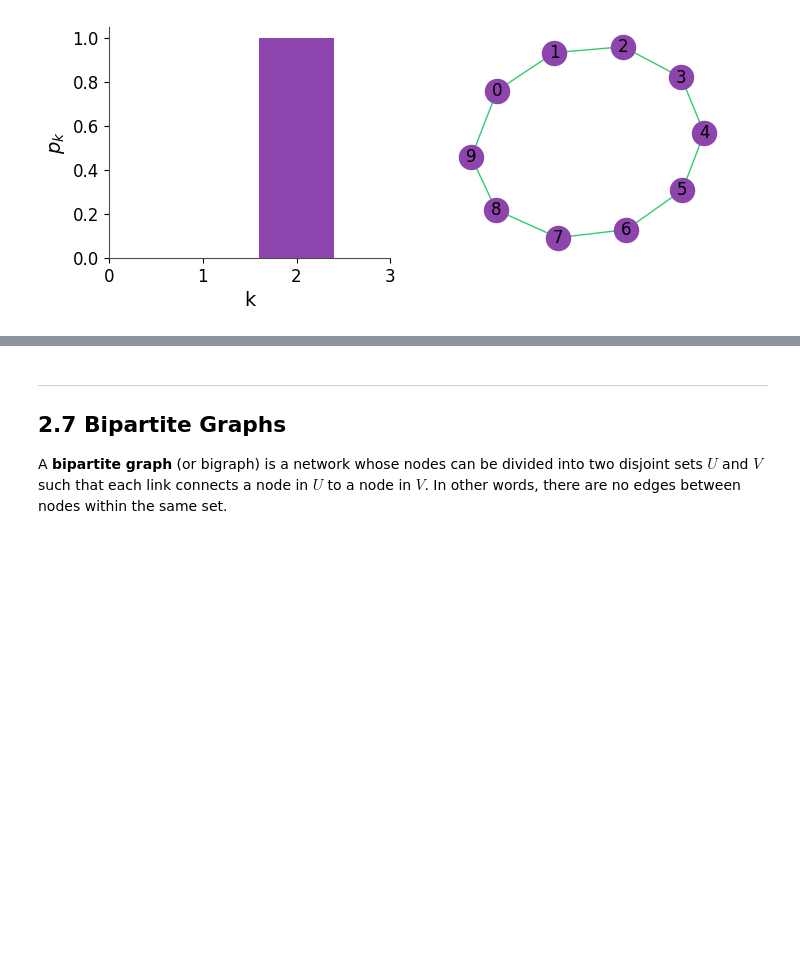
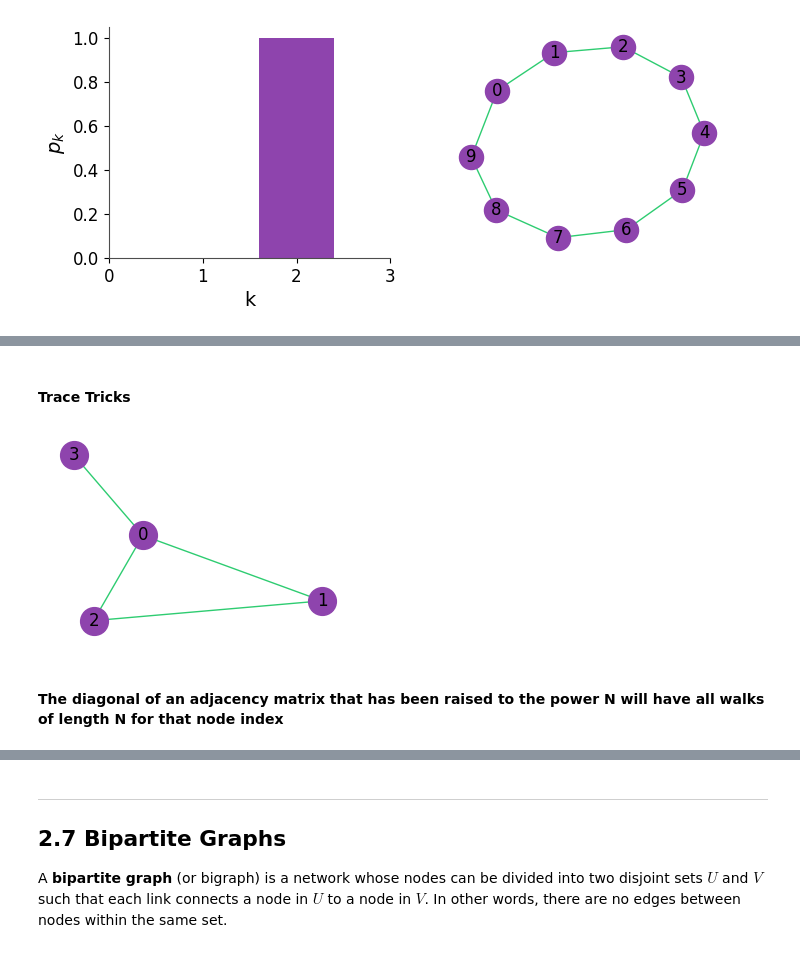
Before and after one commit to grogs84/networkscience, a Jupyter notebook: wip/rChapter2_clean.ipynb, the cells around one changed output, grey strips where cells are left out. Drawn from its saved outputs; the diff is of its cells as text; code cells hidden in the pictures; blank space fills up the shorter version.

```diff
--- a/rChapter2_clean.ipynb
+++ b/wip/rChapter2_clean.ipynb
@@ -192,0 +263,12 @@ plt.tight_layout()
+# %% [markdown]
+#### Trace Tricks
+# %%
+A = np.array([
+[0,1,1,1],
+[1,0,1,0],
+[1,1,0,0],
+[1,0,0,0]], dtype=float)
+G = rx.PyGraph.from_adjacency_matrix(A)
+mpl_draw(G, node_color=NS_PURPLE, edge_color=NS_GREEN, with_labels=True, node_size=400)
+# %% [output]
+[figure, added]
@@ -192,0 +286,2 @@ plt.tight_layout()
+# %% [markdown]
+#### The diagonal of an adjacency matrix that has been raised to the power N will have all walks of length N for that node index
```
Also changed, not shown: parts of 30 cells of this notebook, 7 other files.
